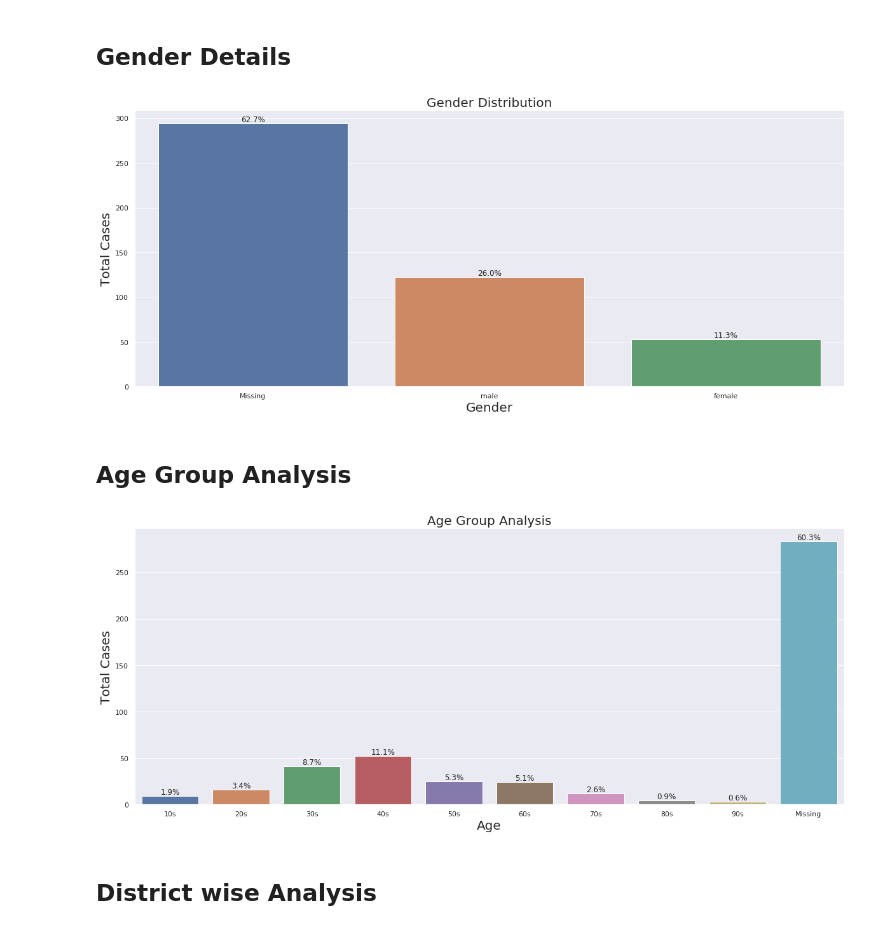
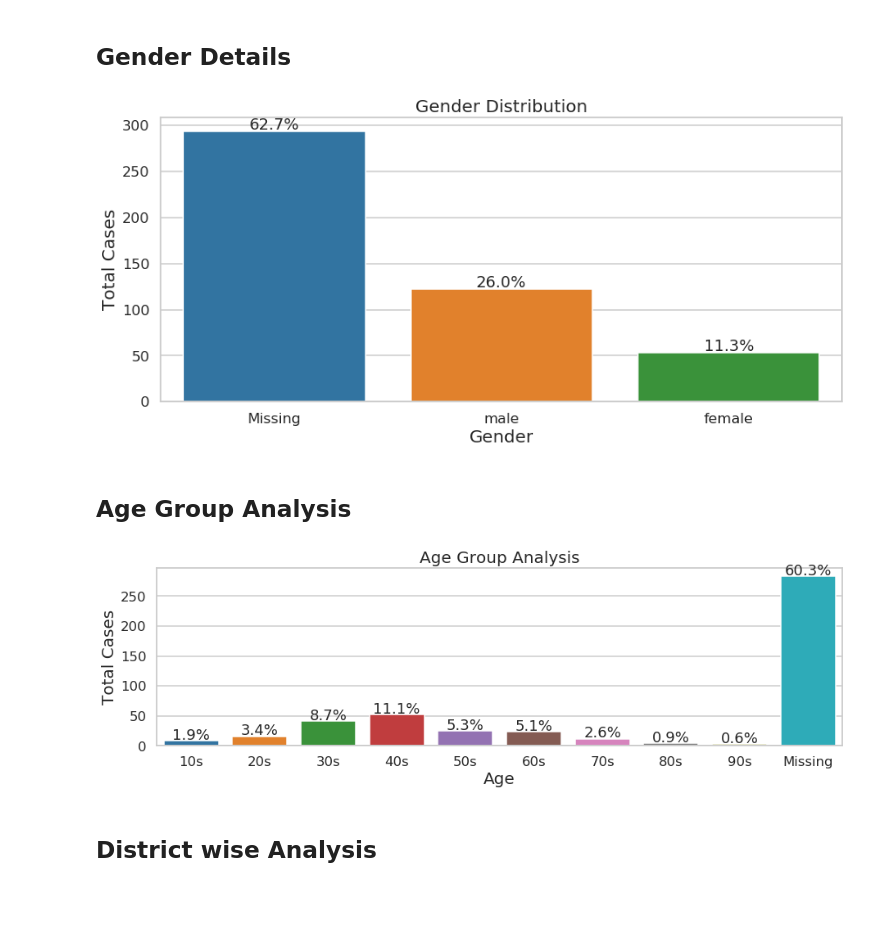
Before and after one commit to bankanikhil29/-Covid-19-in-Indian-State, a Jupyter notebook: Covid-19 in Kerala.ipynb, the cells around one changed output. Saved outputs shown, nothing was run; the diff lists cells and outputs as text; code cells hidden in the pictures; blank space fills up the shorter version.

```diff
--- a/Covid-19 in Kerala.ipynb
+++ b/Covid-19 in Kerala.ipynb
@@ -25,5 +39,7 @@ df_data.drop(['onsetEstimate'], axis=1,inplace = True)
+# %%
+state = 'Kerala'
 # %%
-df_data_state = df_data.loc[df_data['state'] == "Kerala"]
+df_data_state = df_data[df_data['state'] == state]
 df_data_state.index = np.arange(1,len(df_data_state)+1)
 df_data_state
 # %% [output]
@@ -45,20 +61,22 @@ df_data_state
 # %%
 df_data_state['gender'].replace('', np.nan, inplace=True)
 df_data_state.gender.fillna('Missing',inplace = True)
 sns.color_palette("bright")
-plt.figure(figsize=(20,8))
+plt.figure(figsize=(14,6))
+sns.set_style('whitegrid')
+sns.set_context("talk")
 sns.countplot(data=df_data_state,x='gender',order=df_data_state['gender'].value_counts().index)
 plt.title('Gender Distribution', fontsize = 20)
 plt.xlabel('Gender', fontsize = 20)
 plt.ylabel('Total Cases', fontsize = 20)
 order2 = df_data_state['gender'].value_counts()
 
 for i in range(order2.shape[0]):
     count = order2[i]
     strt='{:0.1f}%'.format(100*count / df_data_state.gender.dropna().count() )
     plt.text(i,count+2,strt,ha='center')
 # %% [output]
-[figure, old version]
+[figure, new version]
 # %% [markdown]
 ## Age Group Analysis
 # %%
@@ -71,7 +88,7 @@ df_data_state.ageEstimate.fillna('Missing',inplace = True)
 # %%
 
 sns.color_palette("deep")
-plt.figure(figsize=(20,8))
+plt.figure(figsize=(15,4))
 sns.countplot(data=df_data_state,x='ageEstimate',order=df_data_state['ageEstimate'].value_counts(sort=False).index)
 plt.title('Age Group Analysis', fontsize = 20)
 plt.xlabel('Age', fontsize = 20)
@@ -83,6 +100,6 @@ for i in range(order2.shape[0]):
     strt='{:0.1f}%'.format(100*count / df_data_state.ageEstimate.dropna().count() )
     plt.text(i,count+2,strt,ha='center')
 # %% [output]
-[figure, old version]
+[figure, new version]
 # %% [markdown]
 ##                        District wise Analysis
```
Also changed, not shown: parts of 12 cells of this notebook.
